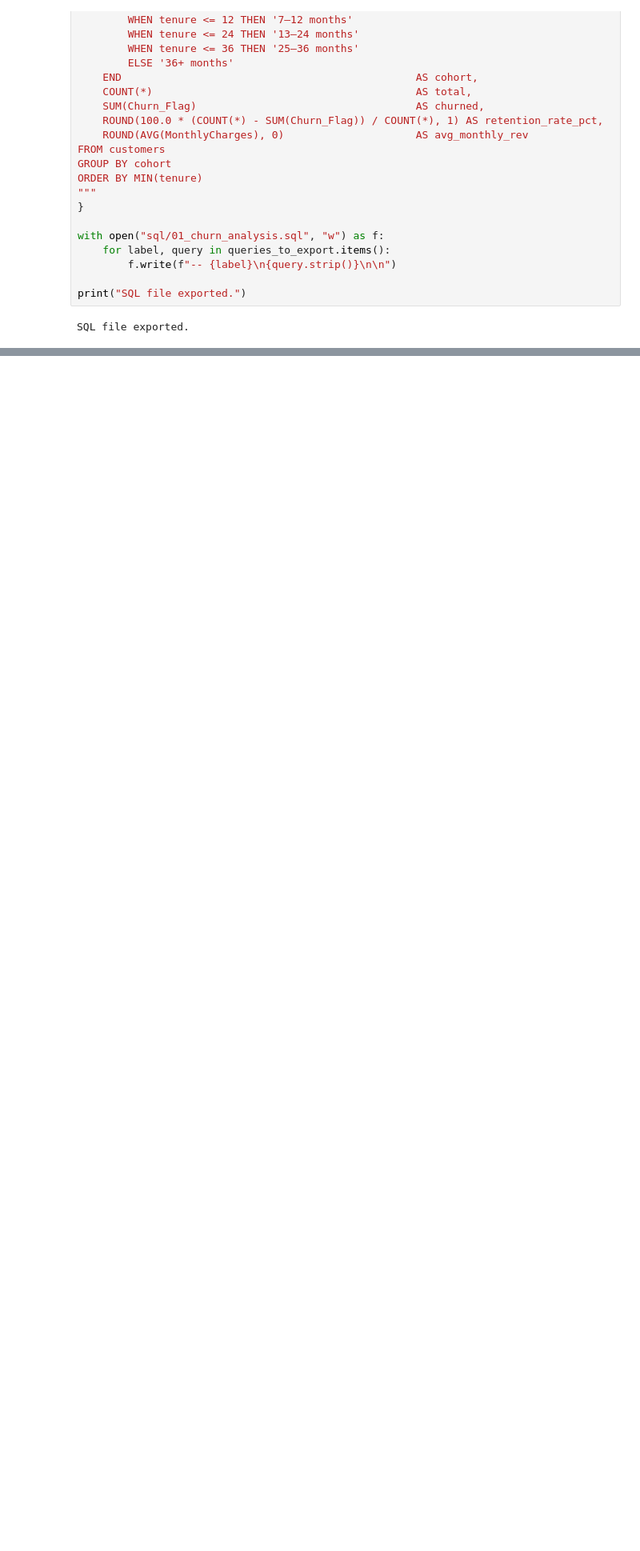
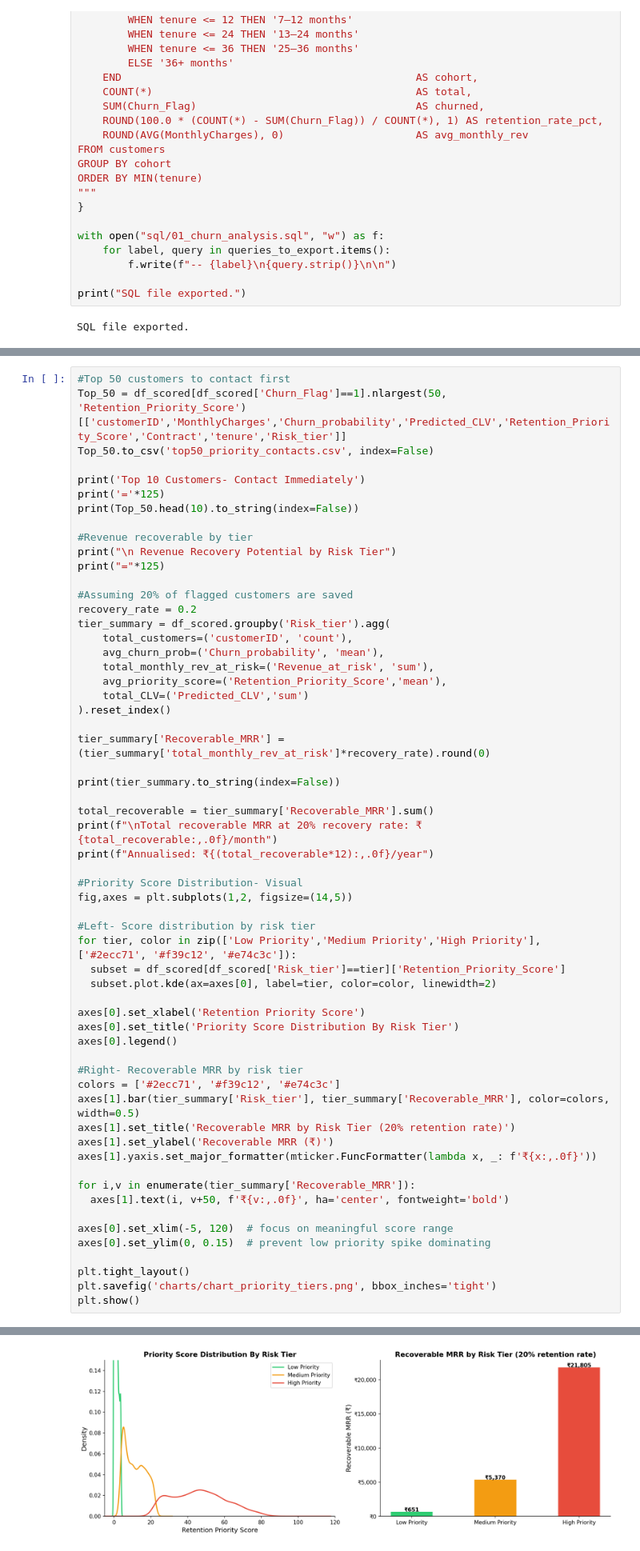
Before and after one commit to AchalaJain/saas-churn-analytics, a Jupyter notebook: notebooks/Customer_churn.ipynb, the cells around one changed output, grey strips where cells are left out. Shown at 80% size. Drawn from its saved outputs; the diff is of its cells as text; blank space fills up the shorter version.

```diff
--- a/notebooks/Customer_churn.ipynb
+++ b/notebooks/Customer_churn.ipynb
@@ -491,0 +844,60 @@ SQL file exported.
+# %%
+#Top 50 customers to contact first
+Top_50 = df_scored[df_scored['Churn_Flag']==1].nlargest(50, 'Retention_Priority_Score')[['customerID','MonthlyCharges','Churn_probability','Predicted_CLV','Retention_Priority_Score','Contract','tenure','Risk_tier']]
+Top_50.to_csv('top50_priority_contacts.csv', index=False)
+
+print('Top 10 Customers- Contact Immediately')
+print('='*125)
+print(Top_50.head(10).to_string(index=False))
+
+#Revenue recoverable by tier
+print("\n Revenue Recovery Potential by Risk Tier")
+print("="*125)
+
+#Assuming 20% of flagged customers are saved
+recovery_rate = 0.2
+tier_summary = df_scored.groupby('Risk_tier').agg(
+    total_customers=('customerID', 'count'),
+    avg_churn_prob=('Churn_probability', 'mean'),
+    total_monthly_rev_at_risk=('Revenue_at_risk', 'sum'),
+    avg_priority_score=('Retention_Priority_Score','mean'),
+    total_CLV=('Predicted_CLV','sum')
+).reset_index()
+
+tier_summary['Recoverable_MRR'] = (tier_summary['total_monthly_rev_at_risk']*recovery_rate).round(0)
+
+print(tier_summary.to_string(index=False))
+
+total_recoverable = tier_summary['Recoverable_MRR'].sum()
+print(f"\nTotal recoverable MRR at 20% recovery rate: ₹{total_recoverable:,.0f}/month")
+print(f"Annualised: ₹{(total_recoverable*12):,.0f}/year")
+
+#Priority Score Distribution- Visual
+fig,axes = plt.subplots(1,2, figsize=(14,5))
+
+#Left- Score distribution by risk tier
+for tier, color in zip(['Low Priority','Medium Priority','High Priority'], ['#2ecc71', '#f39c12', '#e74c3c']):
+  subset = df_scored[df_scored['Risk_tier']==tier]['Retention_Priority_Score']
+  subset.plot.kde(ax=axes[0], label=tier, color=color, linewidth=2)
+
+axes[0].set_xlabel('Retention Priority Score')
+axes[0].set_title('Priority Score Distribution By Risk Tier')
+axes[0].legend()
+
+#Right- Recoverable MRR by risk tier
+colors = ['#2ecc71', '#f39c12', '#e74c3c']
+axes[1].bar(tier_summary['Risk_tier'], tier_summary['Recoverable_MRR'], color=colors, width=0.5)
+axes[1].set_title('Recoverable MRR by Risk Tier (20% retention rate)')
+axes[1].set_ylabel('Recoverable MRR (₹)')
+axes[1].yaxis.set_major_formatter(mticker.FuncFormatter(lambda x, _: f'₹{x:,.0f}'))
+
+for i,v in enumerate(tier_summary['Recoverable_MRR']):
+  axes[1].text(i, v+50, f'₹{v:,.0f}', ha='center', fontweight='bold')
+
+axes[0].set_xlim(-5, 120)  # focus on meaningful score range
+axes[0].set_ylim(0, 0.15)  # prevent low priority spike dominating
+
+plt.tight_layout()
+plt.savefig('charts/chart_priority_tiers.png', bbox_inches='tight')
+plt.show()
+# %% [output]
@@ -491,0 +921 @@ SQL file exported.
+[figure, added]
```
Also changed, not shown: parts of 20 cells of this notebook.
